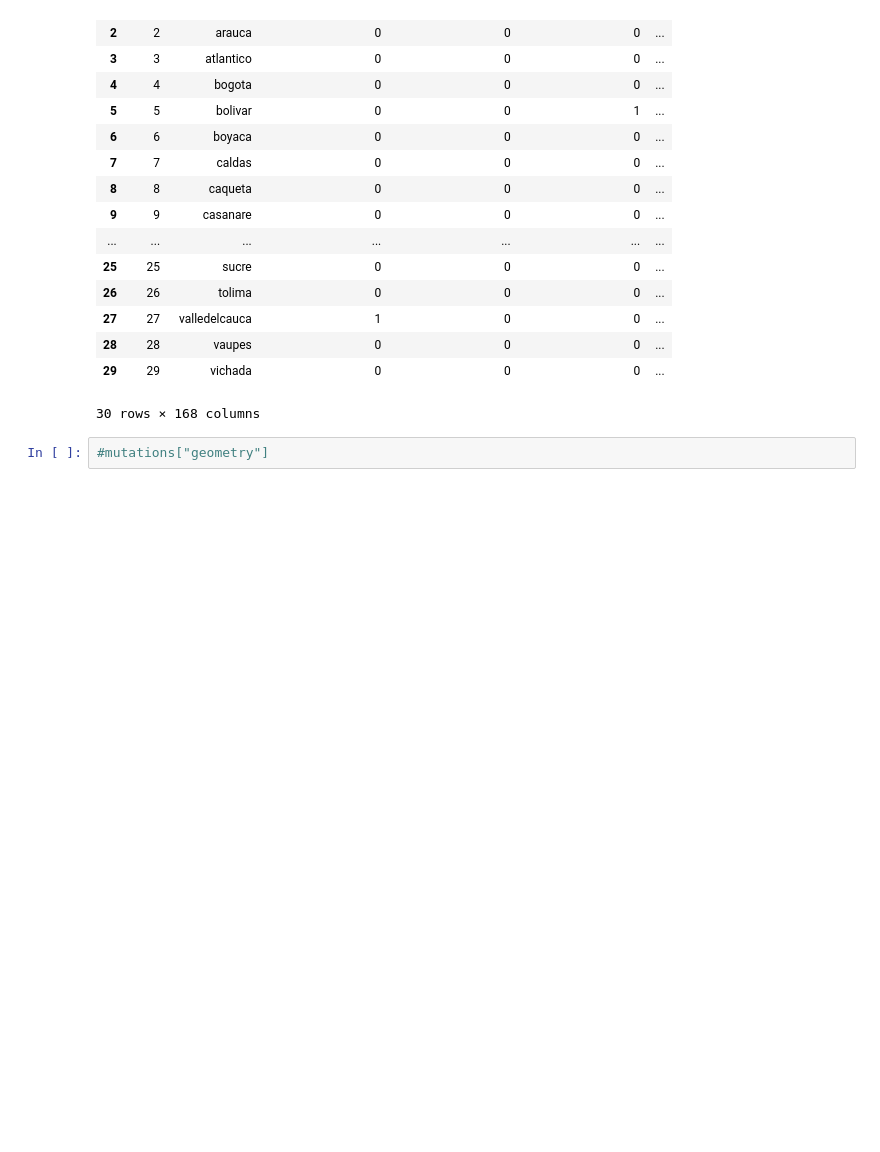
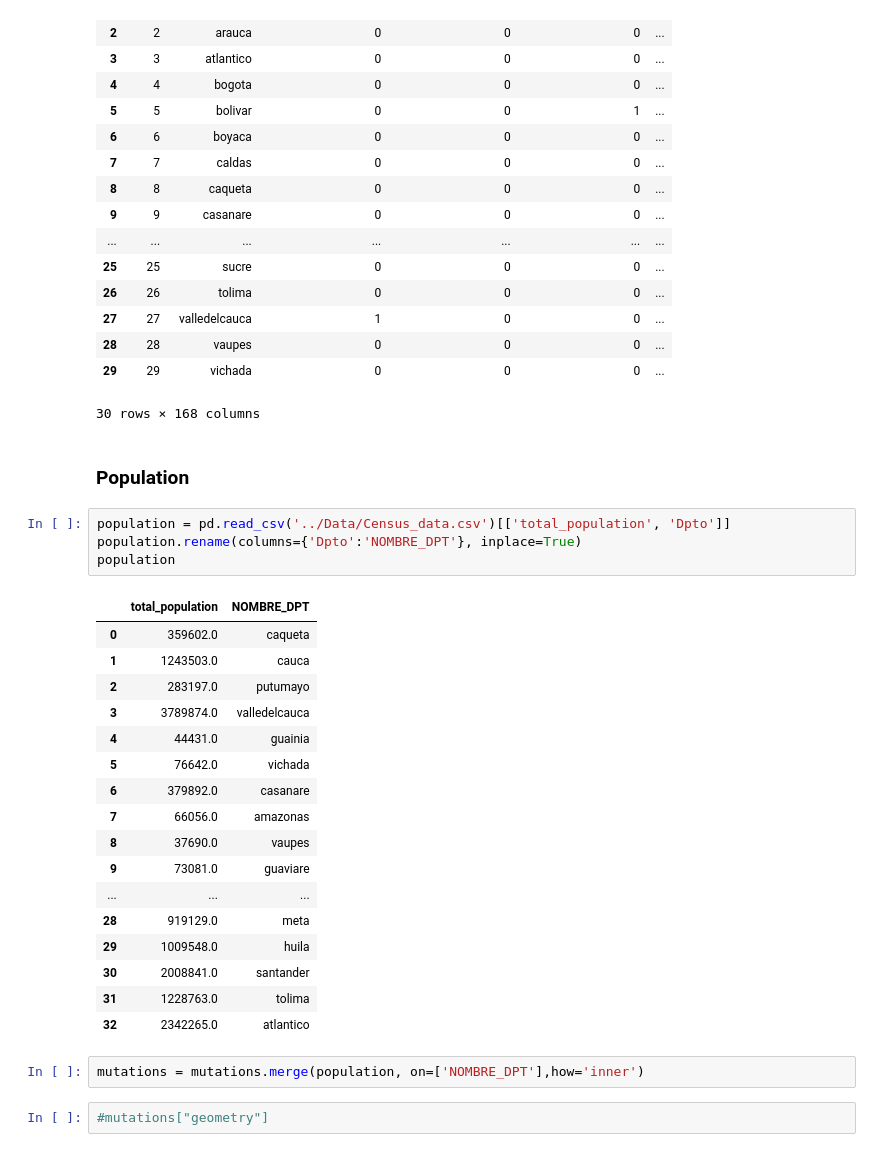
Before and after one commit to sebasmos/Mu_COV19_NASA, a Jupyter notebook: Preprocessing/Covid_dataset_muCovariant.ipynb, the cells around one changed output. Saved outputs shown, nothing was run; the diff lists cells and outputs as text; blank space fills up the shorter version.

```diff
--- a/Preprocessing/Covid_dataset_muCovariant.ipynb
+++ b/Preprocessing/Covid_dataset_muCovariant.ipynb
@@ -101,6 +101,32 @@ mutations
 | 28 | 28 | vaupes | 0 | 0 | 0 | ... |
 | 29 | 29 | vichada | 0 | 0 | 0 | ... |
 30 rows × 168 columns
+# %% [markdown]
+### Population
+# %%
+population = pd.read_csv('../Data/Census_data.csv')[['total_population', 'Dpto']]
+population.rename(columns={'Dpto':'NOMBRE_DPT'}, inplace=True)
+population
+# %% [output]
+|  | total_population | NOMBRE_DPT |
+| 0 | 359602.0 | caqueta |
+| 1 | 1243503.0 | cauca |
+| 2 | 283197.0 | putumayo |
+| 3 | 3789874.0 | valledelcauca |
+| 4 | 44431.0 | guainia |
+| 5 | 76642.0 | vichada |
+| 6 | 379892.0 | casanare |
+| 7 | 66056.0 | amazonas |
+| 8 | 37690.0 | vaupes |
+| 9 | 73081.0 | guaviare |
+| ... | ... | ... |
+| 28 | 919129.0 | meta |
+| 29 | 1009548.0 | huila |
+| 30 | 2008841.0 | santander |
+| 31 | 1228763.0 | tolima |
+| 32 | 2342265.0 | atlantico |
+# %%
+mutations = mutations.merge(population, on=['NOMBRE_DPT'],how='inner')
 # %%
 #mutations["geometry"]
 # %%
```
Also changed, not shown: parts of 2 cells of this notebook, 26 other files.
